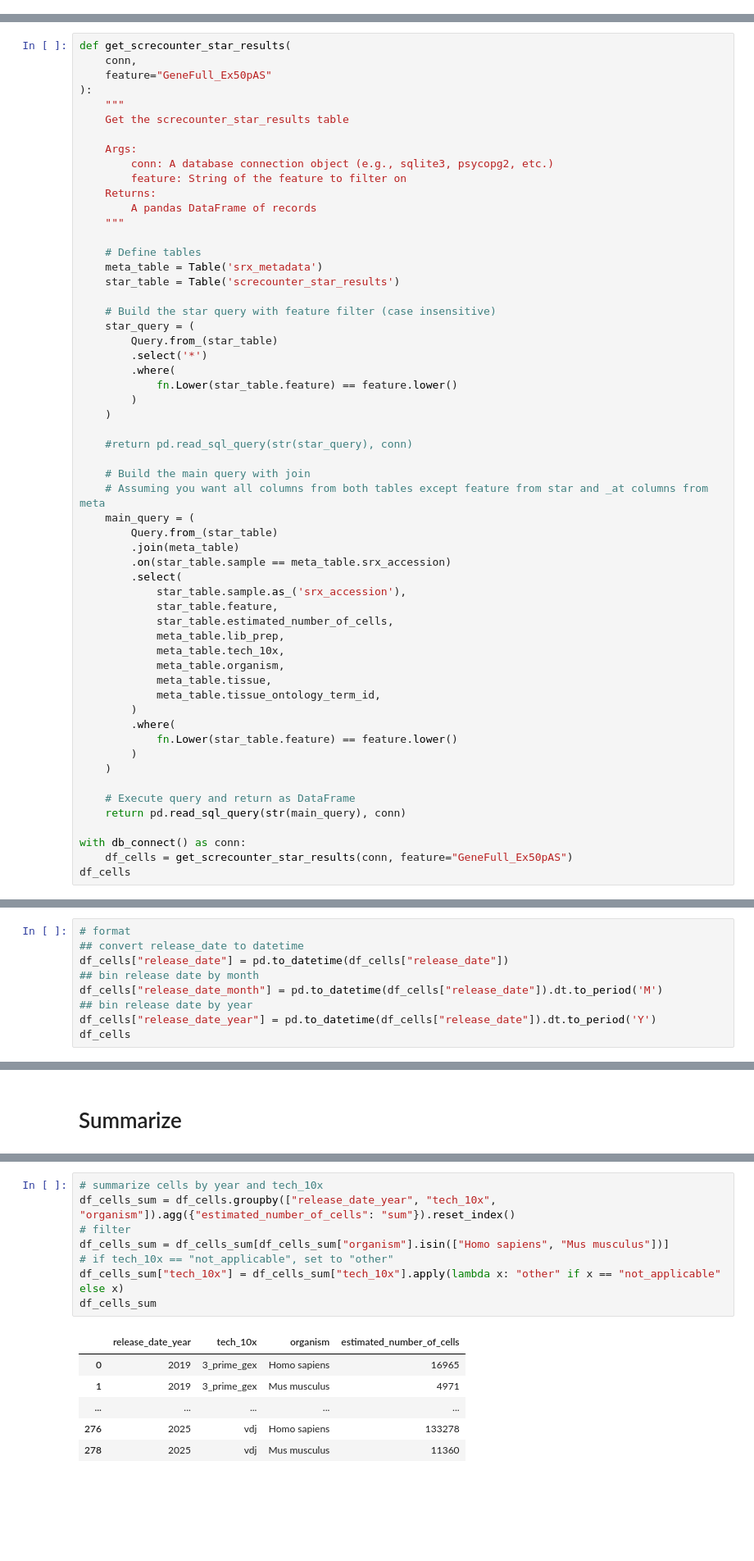
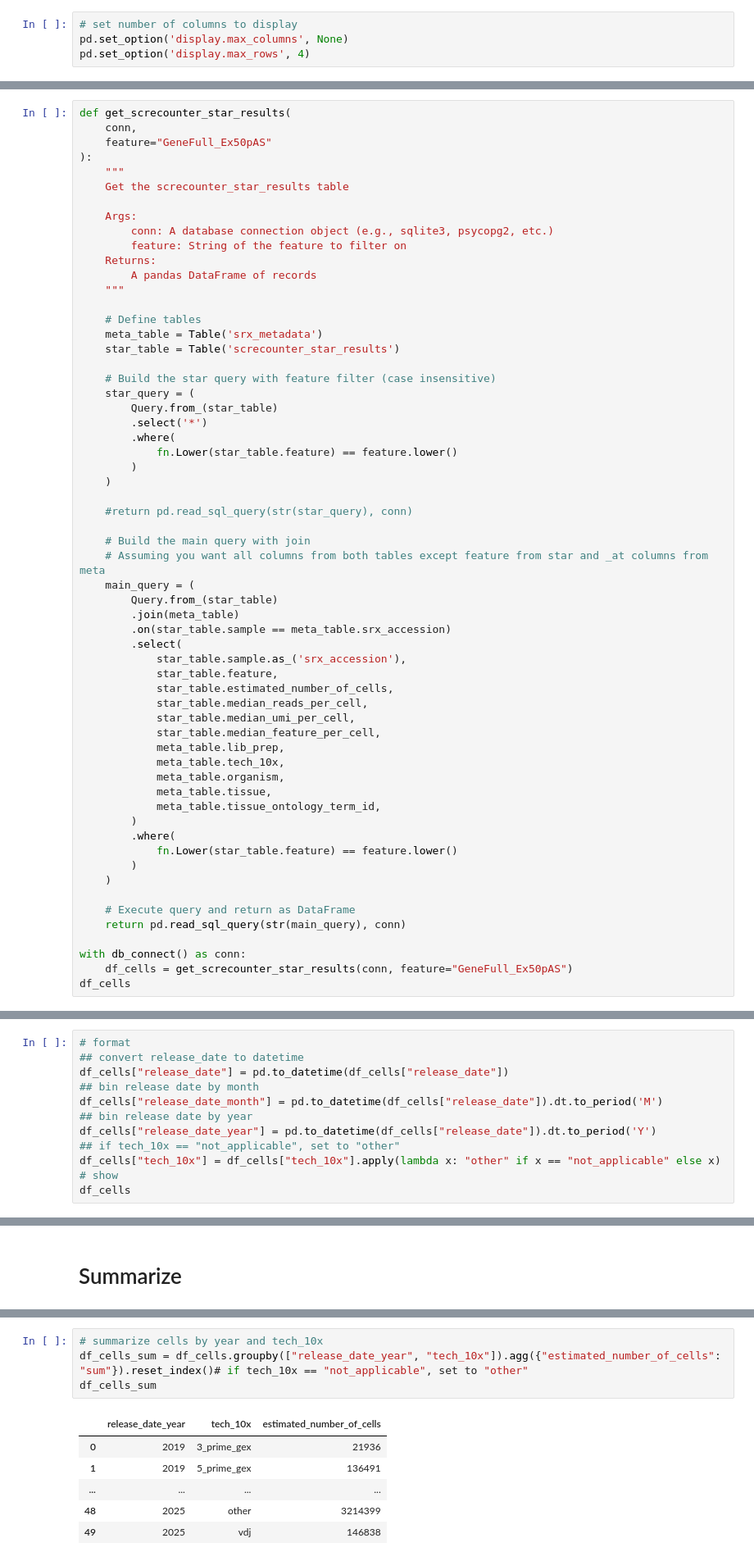
Before and after one commit to ArcInstitute/scBaseCount_analysis, a Jupyter notebook: notebooks/sra_cells-by-time.ipynb, the cells around one changed output, grey strips where cells are left out. Shown at 82% size. Cells and saved outputs as stored; diff of their text form; blank space fills up the shorter version.

```diff
--- a/notebooks/sra_cells-by-time.ipynb
+++ b/notebooks/sra_cells-by-time.ipynb
@@ -18,3 +18,7 @@ base_dir = Path(base_dir[0])
 base_dir
 # %% [output]
 PosixPath('/home/nickyoungblut/dev/python/scBaseCount_analysis')
+# %%
+# set number of columns to display
+pd.set_option('display.max_columns', None)
+pd.set_option('display.max_rows', 4)
@@ -107,6 +151,9 @@ def get_screcounter_star_results(
             star_table.sample.as_('srx_accession'),
             star_table.feature,
             star_table.estimated_number_of_cells,
+            star_table.median_reads_per_cell,
+            star_table.median_umi_per_cell,
+            star_table.median_feature_per_cell,
             meta_table.lib_prep,
             meta_table.tech_10x,
             meta_table.organism,
@@ -159,5 +206,8 @@ df_cells["release_date"] = pd.to_datetime(df_cells["release_date"])
 df_cells["release_date_month"] = pd.to_datetime(df_cells["release_date"]).dt.to_period('M')
 ## bin release date by year
 df_cells["release_date_year"] = pd.to_datetime(df_cells["release_date"]).dt.to_period('Y')
+## if tech_10x == "not_applicable", set to "other"
+df_cells["tech_10x"] = df_cells["tech_10x"].apply(lambda x: "other" if x == "not_applicable" else x)
+# show
 df_cells
 # %% [output]
@@ -175,15 +225,11 @@ df_cells
 # %%
 # summarize cells by year and tech_10x
-df_cells_sum = df_cells.groupby(["release_date_year", "tech_10x", "organism"]).agg({"estimated_number_of_cells": "sum"}).reset_index()
-# filter
-df_cells_sum = df_cells_sum[df_cells_sum["organism"].isin(["Homo sapiens", "Mus musculus"])]
-# if tech_10x == "not_applicable", set to "other"
-df_cells_sum["tech_10x"] = df_cells_sum["tech_10x"].apply(lambda x: "other" if x == "not_applicable" else x)
+df_cells_sum = df_cells.groupby(["release_date_year", "tech_10x"]).agg({"estimated_number_of_cells": "sum"}).reset_index()# if tech_10x == "not_applicable", set to "other"
 df_cells_sum
 # %% [output]
-|  | release_date_year | tech_10x | organism | estimated_number_of_cells |
-| 0 | 2019 | 3_prime_gex | Homo sapiens | 16965 |
-| 1 | 2019 | 3_prime_gex | Mus musculus | 4971 |
-| ... | ... | ... | ... | ... |
-| 276 | 2025 | vdj | Homo sapiens | 133278 |
-| 278 | 2025 | vdj | Mus musculus | 11360 |
+|  | release_date_year | tech_10x | estimated_number_of_cells |
+| 0 | 2019 | 3_prime_gex | 21936 |
+| 1 | 2019 | 5_prime_gex | 136491 |
+| ... | ... | ... | ... |
+| 48 | 2025 | other | 3214399 |
+| 49 | 2025 | vdj | 146838 |
```
Also changed, not shown: parts of 35 cells of this notebook, 2 other files.
